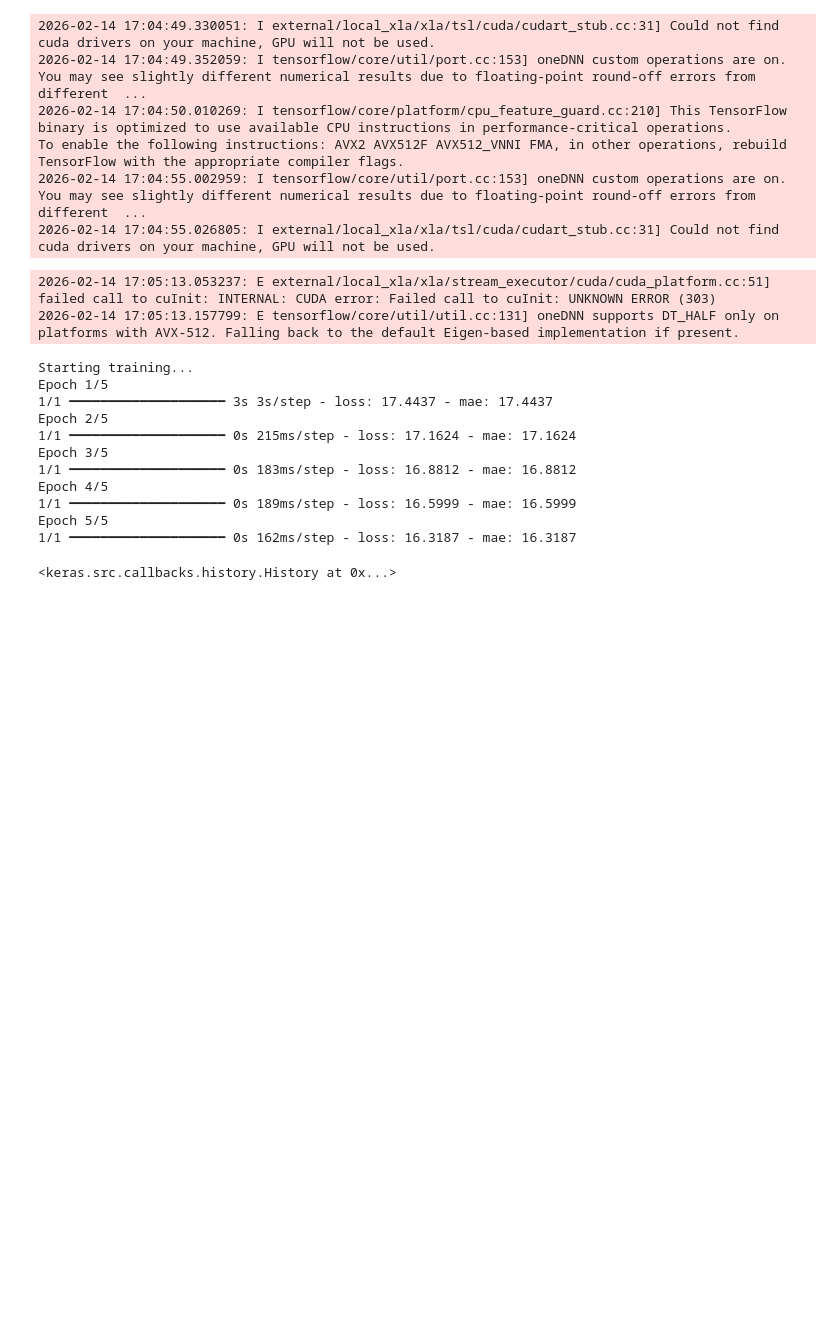
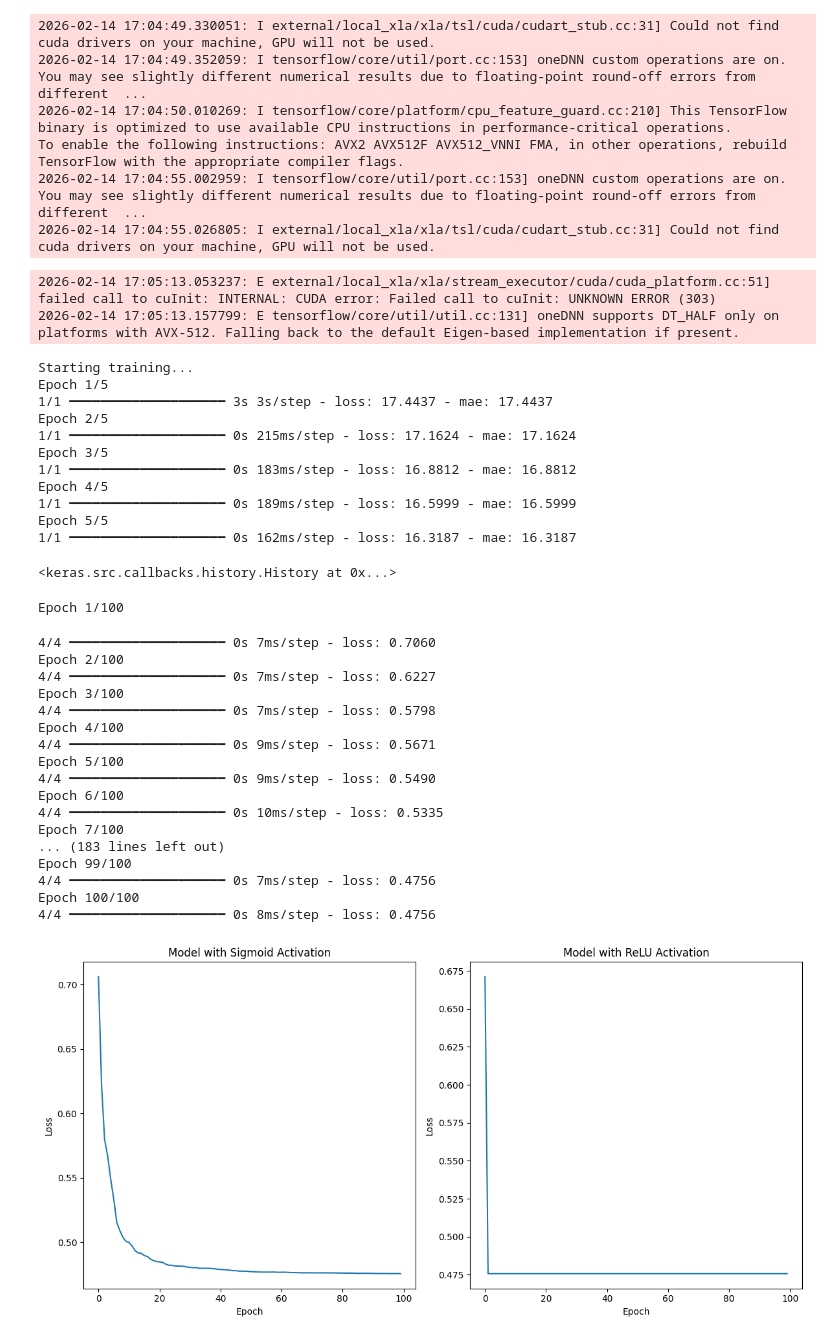
Before and after one commit to abdalrahimnaser/FYP, a Jupyter notebook: DPD/Abed/TF_revision.ipynb, the cells around one changed output. Cells and saved outputs as stored; diff of their text form; code cells hidden in the pictures; blank space fills up the shorter version.

```diff
--- a/DPD/Abed/TF_revision.ipynb
+++ b/DPD/Abed/TF_revision.ipynb
@@ -39,3 +39,67 @@ Epoch 4/5
 Epoch 5/5
 1/1 ━━━━━━━━━━━━━━━━━━━━ 0s 162ms/step - loss: 16.3187 - mae: 16.3187
 <keras.src.callbacks.history.History at 0x...>
+# %%
+import numpy as np
+import matplotlib.pyplot as plt
+from tensorflow.keras.models import Sequential
+from tensorflow.keras.layers import Dense
+from tensorflow.keras.optimizers import SGD
+
+# Function that creates a simple multilayer perceptron model with provided activation function as argument
+def create_model(activation):
+    model = Sequential()
+    model.add(Dense(10, activation=activation, input_shape=(1,)))
+    model.add(Dense(10, activation=activation))
+    model.add(Dense(1, activation=activation))
+    model.compile(loss='mean_squared_error', optimizer=SGD(learning_rate=0.1))
+    return model
+
+# Generate input data
+X = np.linspace(-10, 10, 100)
+y = np.sin(X)
+
+# Train the model
+sigmoid = create_model("sigmoid")
+history_sigmoid = sigmoid.fit(X, y, epochs=100, verbose=1)
+
+relu = create_model("relu")
+history_relu = relu.fit(X, y, epochs=100, verbose=0)
+
+# Plot the model performance
+plt.figure(figsize=(12, 6))
+
+plt.subplot(1, 2, 1)
+plt.plot(history_sigmoid.history['loss'])
+plt.xlabel('Epoch')
+plt.ylabel('Loss')
+plt.title('Model with Sigmoid Activation')
+
+plt.subplot(1, 2, 2)
+plt.plot(history_relu.history['loss'])
+plt.xlabel('Epoch')
+plt.ylabel('Loss')
+plt.title('Model with ReLU Activation')
+
+plt.tight_layout()
+plt.show()
+# %% [output]
+Epoch 1/100
+4/4 ━━━━━━━━━━━━━━━━━━━━ 0s 7ms/step - loss: 0.7060
+Epoch 2/100
+4/4 ━━━━━━━━━━━━━━━━━━━━ 0s 7ms/step - loss: 0.6227
+Epoch 3/100
+4/4 ━━━━━━━━━━━━━━━━━━━━ 0s 7ms/step - loss: 0.5798
+Epoch 4/100
+4/4 ━━━━━━━━━━━━━━━━━━━━ 0s 9ms/step - loss: 0.5671
+Epoch 5/100
+4/4 ━━━━━━━━━━━━━━━━━━━━ 0s 9ms/step - loss: 0.5490
+Epoch 6/100
+4/4 ━━━━━━━━━━━━━━━━━━━━ 0s 10ms/step - loss: 0.5335
+Epoch 7/100
+... (183 lines left out)
+Epoch 99/100
+4/4 ━━━━━━━━━━━━━━━━━━━━ 0s 7ms/step - loss: 0.4756
+Epoch 100/100
+4/4 ━━━━━━━━━━━━━━━━━━━━ 0s 8ms/step - loss: 0.4756
+[figure, added]
```
Also changed, not shown: 1 other file.
